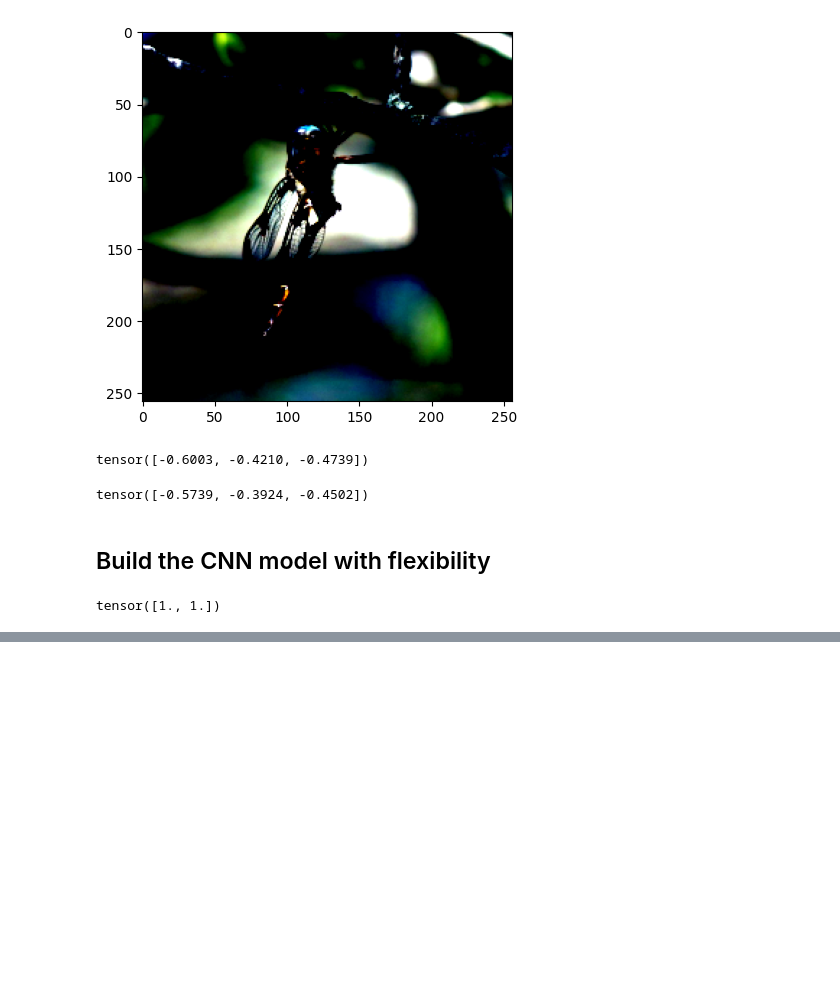
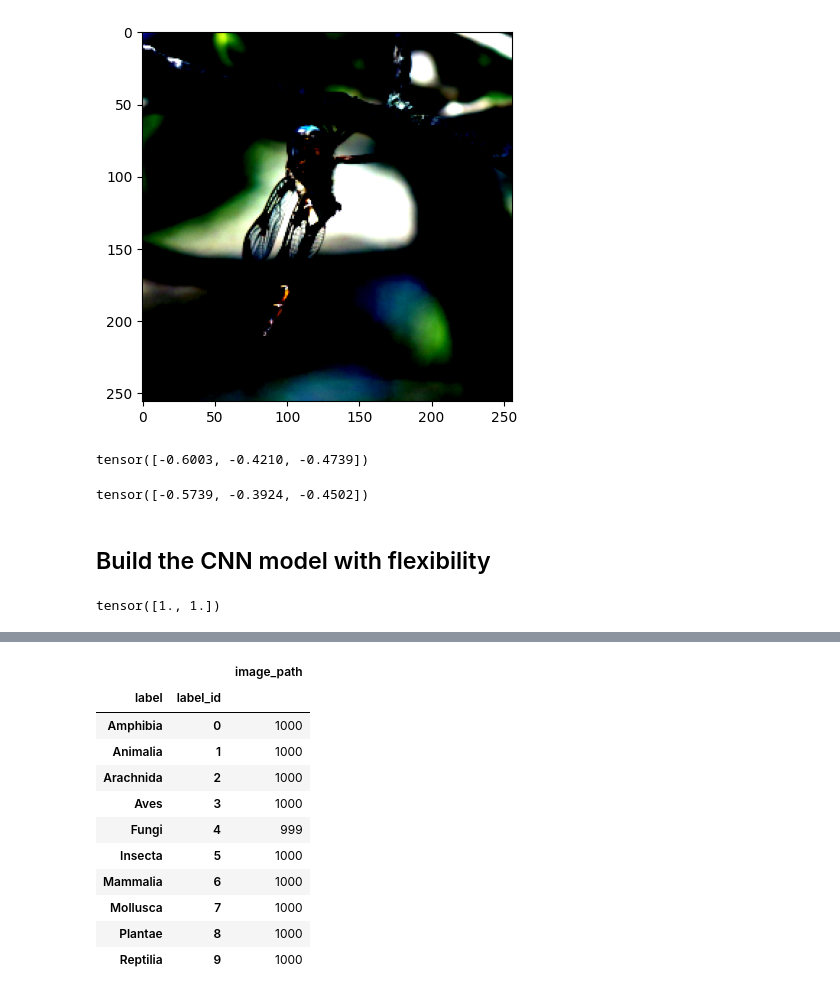
Before and after one commit to yuvaramsingh94/DA6401_Assignment_2, a Jupyter notebook: Part_a/lightning.ipynb, the cells around one changed output, grey strips where cells are left out. Cells and saved outputs as stored; diff of their text form; code cells hidden in the pictures; blank space fills up the shorter version.

```diff
--- a/Part_a/lightning.ipynb
+++ b/Part_a/lightning.ipynb
@@ -95,0 +149,15 @@ tensor([1., 1.])
+# %%
+data_df.groupby(['label','label_id']).count()
+# %% [output]
+|  |  | image_path |
+| label | label_id |  |
+| Amphibia | 0 | 1000 |
+| Animalia | 1 | 1000 |
+| Arachnida | 2 | 1000 |
+| Aves | 3 | 1000 |
+| Fungi | 4 | 999 |
+| Insecta | 5 | 1000 |
+| Mammalia | 6 | 1000 |
+| Mollusca | 7 | 1000 |
+| Plantae | 8 | 1000 |
+| Reptilia | 9 | 1000 |
```
Also changed, not shown: parts of 5 cells of this notebook, 3 other files.
